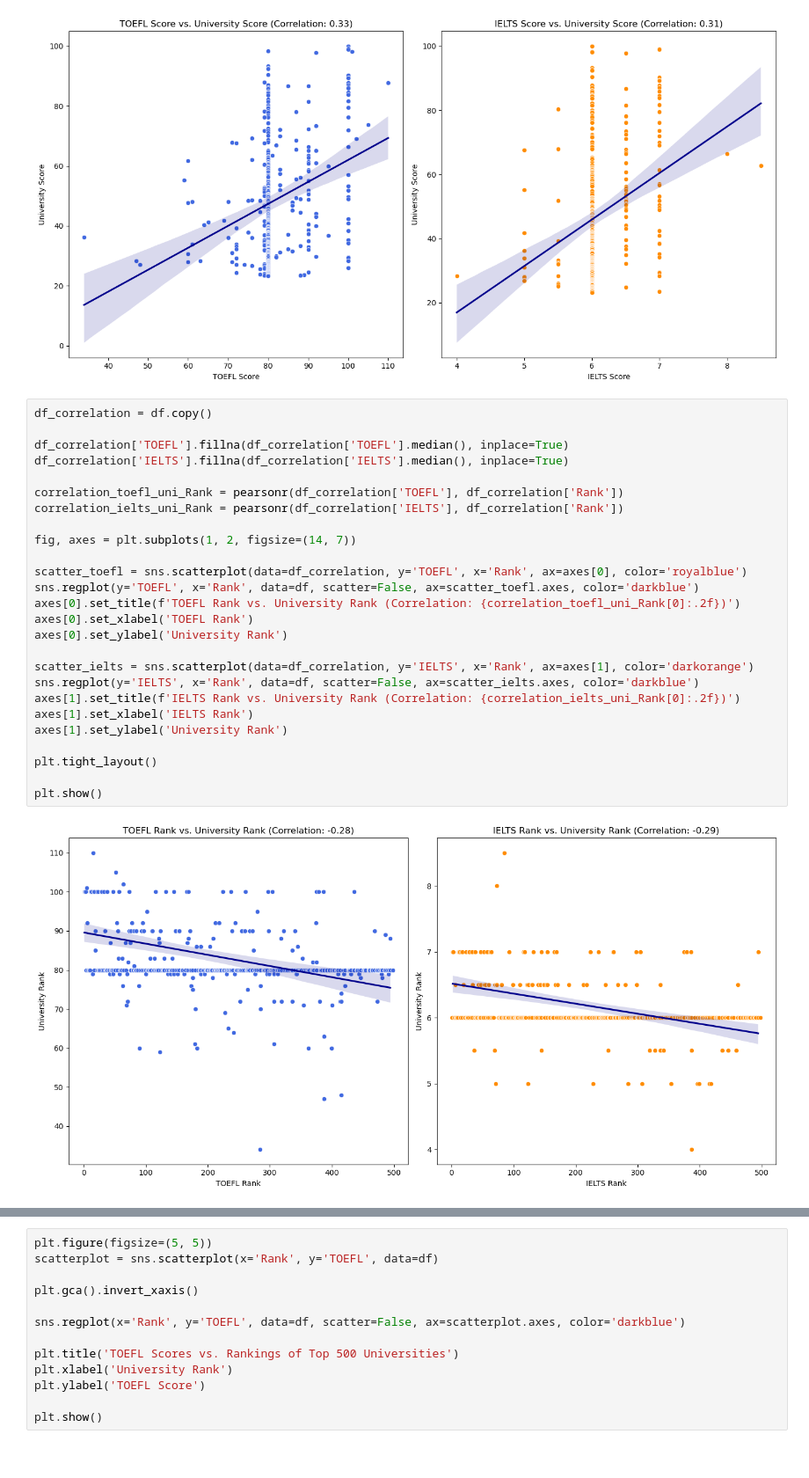
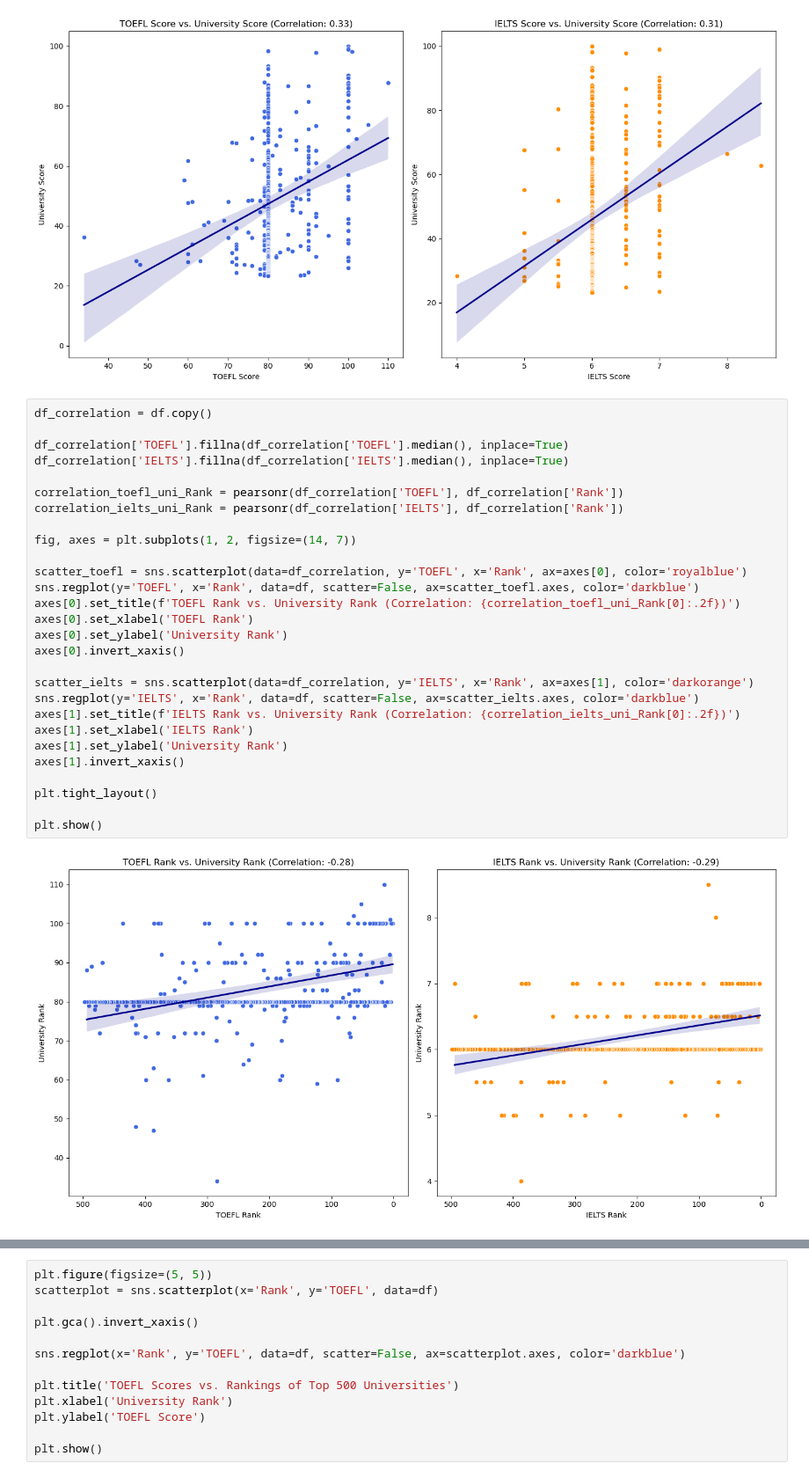
Before and after one commit to NandoAACF/End-to-End-Data-Pipeline, a Jupyter notebook: MainNotebook.ipynb, the cells around one changed output, grey strips where cells are left out. Shown at 88% size. Drawn from its saved outputs; the diff is of its cells as text.

```diff
--- a/MainNotebook.ipynb
+++ b/MainNotebook.ipynb
@@ -261,28 +267,30 @@ plt.show()
 # %%
 df_correlation = df.copy()
 
 df_correlation['TOEFL'].fillna(df_correlation['TOEFL'].median(), inplace=True)
 df_correlation['IELTS'].fillna(df_correlation['IELTS'].median(), inplace=True)
 
 correlation_toefl_uni_Rank = pearsonr(df_correlation['TOEFL'], df_correlation['Rank'])
 correlation_ielts_uni_Rank = pearsonr(df_correlation['IELTS'], df_correlation['Rank'])
 
 fig, axes = plt.subplots(1, 2, figsize=(14, 7))
 
 scatter_toefl = sns.scatterplot(data=df_correlation, y='TOEFL', x='Rank', ax=axes[0], color='royalblue')
 sns.regplot(y='TOEFL', x='Rank', data=df, scatter=False, ax=scatter_toefl.axes, color='darkblue')
 axes[0].set_title(f'TOEFL Rank vs. University Rank (Correlation: {correlation_toefl_uni_Rank[0]:.2f})')
 axes[0].set_xlabel('TOEFL Rank')
 axes[0].set_ylabel('University Rank')
+axes[0].invert_xaxis()
 
 scatter_ielts = sns.scatterplot(data=df_correlation, y='IELTS', x='Rank', ax=axes[1], color='darkorange')
 sns.regplot(y='IELTS', x='Rank', data=df, scatter=False, ax=scatter_ielts.axes, color='darkblue')
 axes[1].set_title(f'IELTS Rank vs. University Rank (Correlation: {correlation_ielts_uni_Rank[0]:.2f})')
 axes[1].set_xlabel('IELTS Rank')
 axes[1].set_ylabel('University Rank')
+axes[1].invert_xaxis()
 
 plt.tight_layout()
 
 plt.show()
 # %% [output]
-[figure, old version]
+[figure, new version]
```
Also changed, not shown: parts of 43 cells of this notebook, 2 other files.
